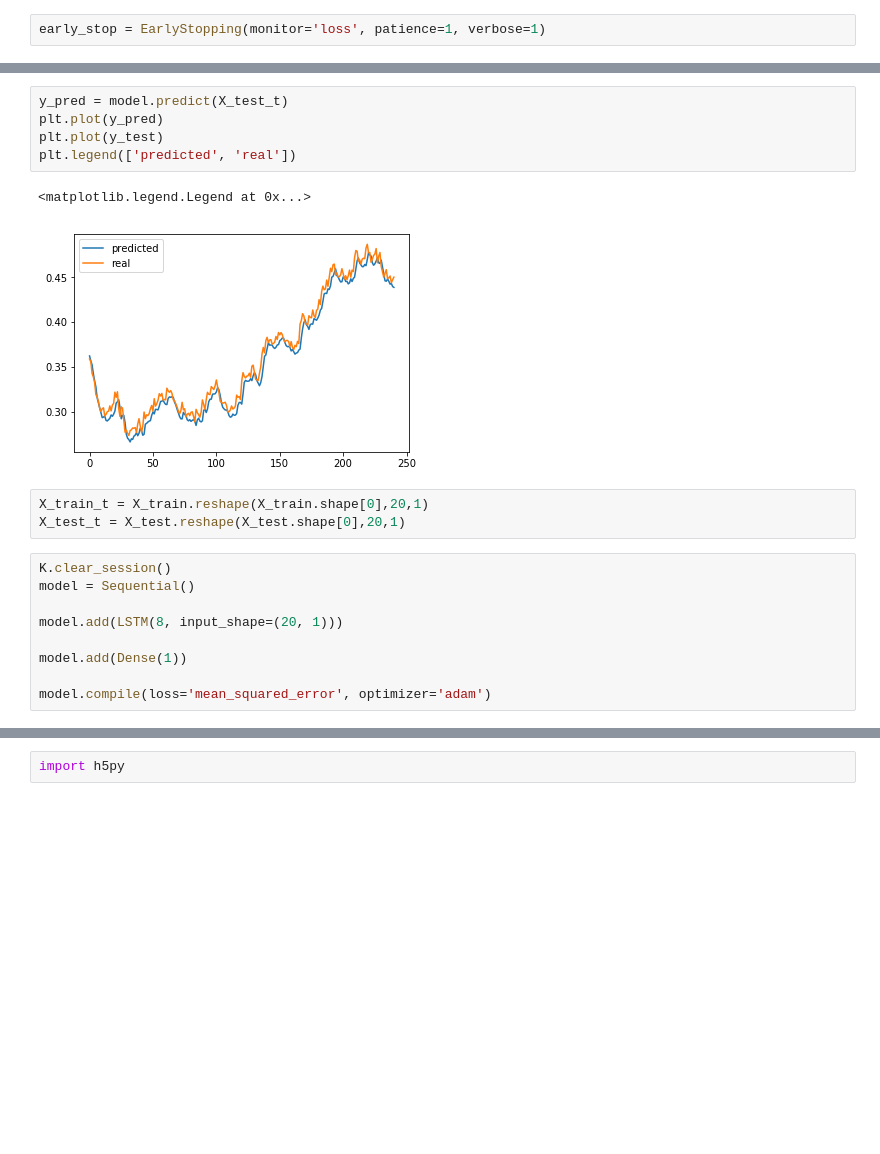
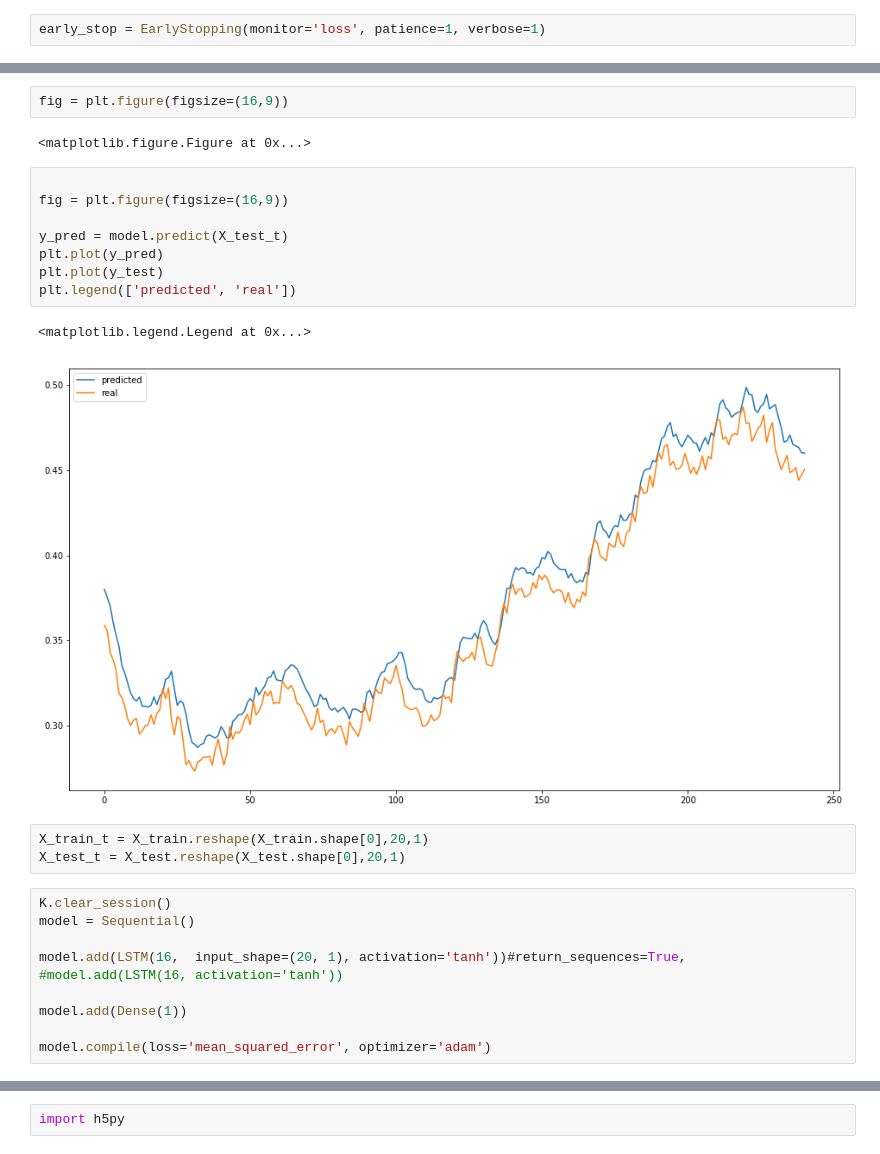
Before and after one commit to Robak23/forex_deep, a Jupyter notebook: LSTM_full_dataset.ipynb, the cells around one changed output, grey strips where cells are left out. Cells and saved outputs as stored; diff of their text form; blank space fills up the shorter version.

```diff
--- a/LSTM_full_dataset.ipynb
+++ b/LSTM_full_dataset.ipynb
@@ -135,12 +135,19 @@ Epoch 00019: early stopping
 <keras.callbacks.History at 0x...>
+# %%
+fig = plt.figure(figsize=(16,9))
+# %% [output]
+<matplotlib.figure.Figure at 0x...>
 # %%
+
+fig = plt.figure(figsize=(16,9))
+
 y_pred = model.predict(X_test_t)
 plt.plot(y_pred)
 plt.plot(y_test)
 plt.legend(['predicted', 'real'])
 # %% [output]
 <matplotlib.legend.Legend at 0x...>
-[figure, old version]
+[figure, new version]
 # %%
 X_train_t = X_train.reshape(X_train.shape[0],20,1)
 X_test_t = X_test.reshape(X_test.shape[0],20,1)
@@ -148,7 +155,8 @@ X_test_t = X_test.reshape(X_test.shape[0],20,1)
 K.clear_session()
 model = Sequential()
 
-model.add(LSTM(8, input_shape=(20, 1)))
+model.add(LSTM(16,  input_shape=(20, 1), activation='tanh'))#return_sequences=True,
+#model.add(LSTM(16, activation='tanh'))
 
 model.add(Dense(1))
 
```
Also changed, not shown: parts of 4 cells of this notebook, 7 other files.
